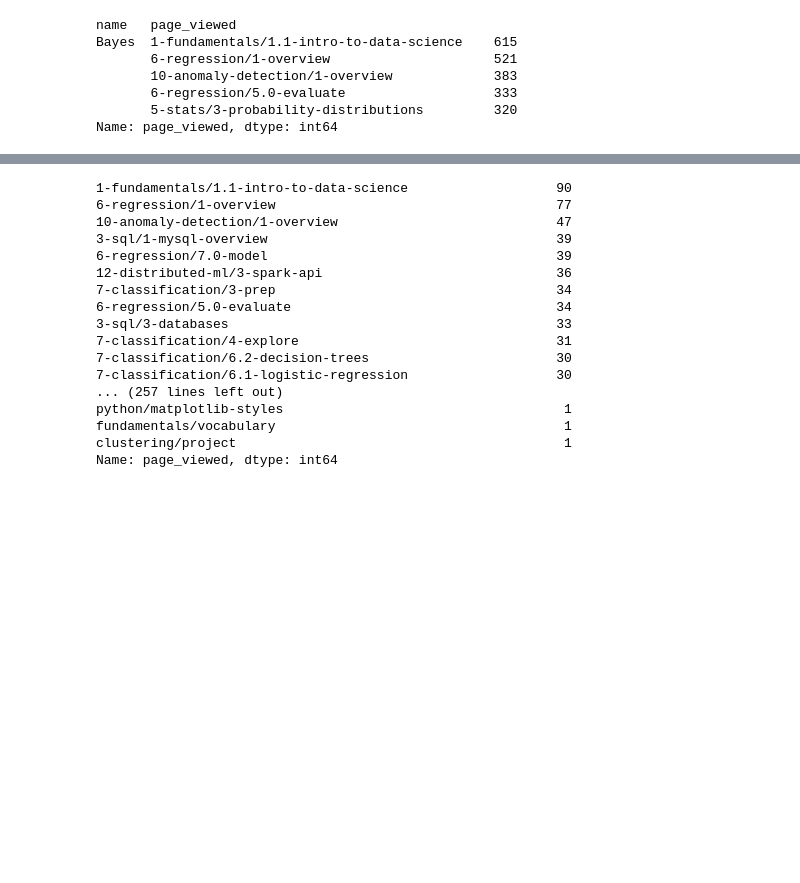
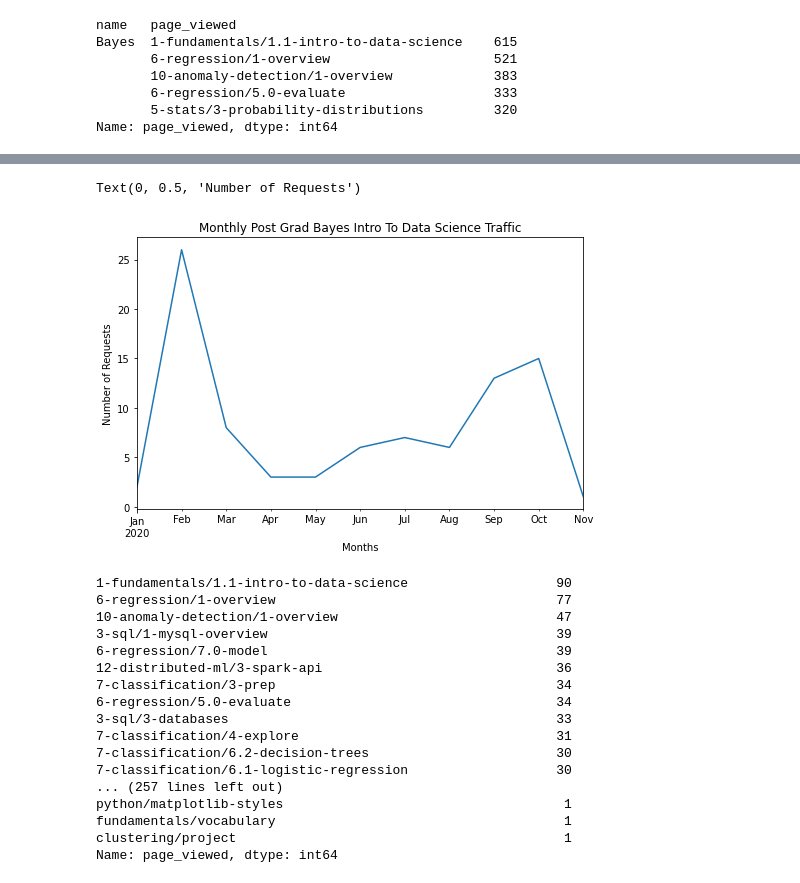
Before and after one commit to AAranda10/anomaly_project, a Jupyter notebook: anomaly_detection_project.ipynb, the cells around one changed output, grey strips where cells are left out. Drawn from its saved outputs; the diff is of its cells as text; code cells hidden in the pictures; blank space fills up the shorter version.

```diff
--- a/anomaly_detection_project.ipynb
+++ b/anomaly_detection_project.ipynb
@@ -802,6 +813,15 @@ bayes.head()
 | 2020-01-31 14:47:20 | 4-python/7.4.4-advanced-dataframes | 476.0 | 34.0 | 136.50.49.145 | Bayes | 2019-08-19 | 2020-01-30 | 3.0 | 1365049145.0 |
 | 2020-01-31 14:47:26 | 3-sql/1-mysql-overview | 476.0 | 34.0 | 136.50.49.145 | Bayes | 2019-08-19 | 2020-01-30 | 3.0 | 1365049145.0 |
 | 2020-01-31 14:47:27 | 3-sql/2-mysql-introduction | 476.0 | 34.0 | 136.50.49.145 | Bayes | 2019-08-19 | 2020-01-30 | 3.0 | 1365049145.0 |
+# %%
+plt.figure(figsize=(8,5))
+bayes[bayes.page_viewed == '1-fundamentals/1.1-intro-to-data-science'].page_viewed.resample('m').count().plot()
+plt.title('Monthly Post Grad Bayes Intro To Data Science Traffic')
+plt.xlabel('Months')
+plt.ylabel('Number of Requests')
+# %% [output]
+Text(0, 0.5, 'Number of Requests')
+[figure, added]
 # %%
 bayes.page_viewed.value_counts()
 # %% [output]
```
Also changed, not shown: parts of 6 cells of this notebook.
